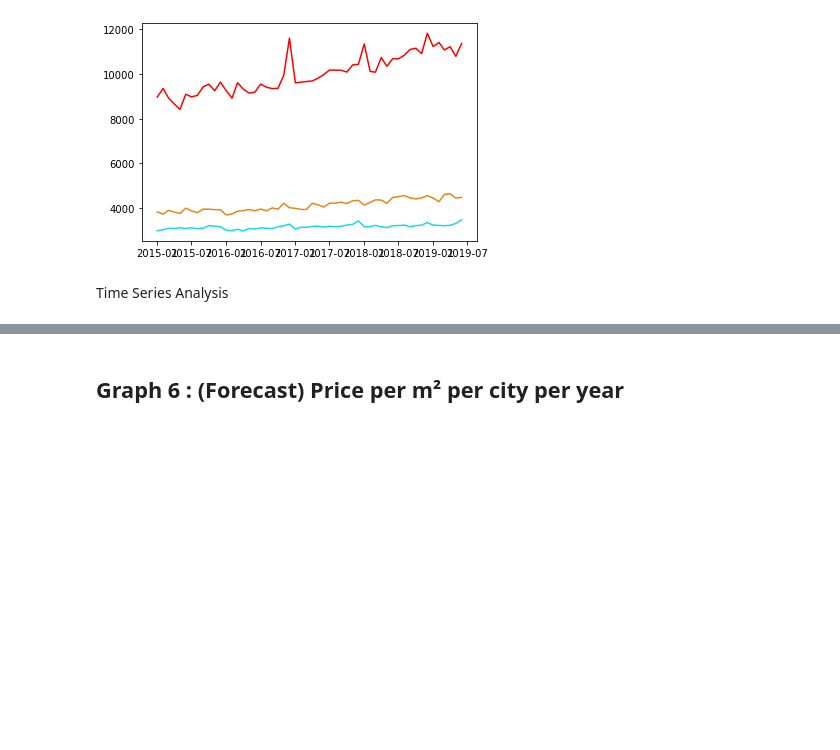
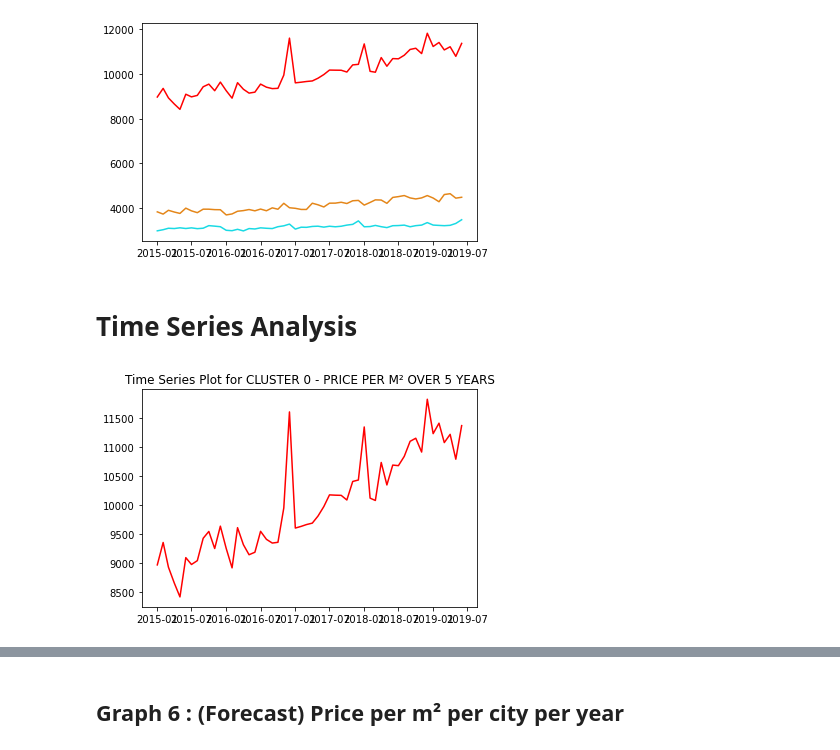
Before and after one commit to 13w13/U2-Big-Data-Tools-for-Business, a Jupyter notebook: 2. Real Estate Market EDA.ipynb, the cells around one changed output, grey strips where cells are left out. Cells and saved outputs as stored; diff of their text form; code cells hidden in the pictures; blank space fills up the shorter version.

Commit message:
time series analysis

```diff
--- a/2. Real Estate Market EDA.ipynb
+++ b/2. Real Estate Market EDA.ipynb
@@ -962,4 +962,4 @@ plt.show()
 # %% [output]
 [figure]
 # %% [markdown]
-Time Series Analysis
+# Time Series Analysis
@@ -967,0 +973,8 @@ Time Series Analysis
+# %%
+ts = pd.Series(df_cluster_0['PRICE PER M²'].values, index = df_cluster_0['DATE'])
+# %%
+plt.plot(ts, color='r')
+plt.title('Time Series Plot for CLUSTER 0 - PRICE PER M² OVER 5 YEARS')
+plt.show()
+# %% [output]
+[figure, added]
```
Also changed, not shown: parts of 27 cells of this notebook.
